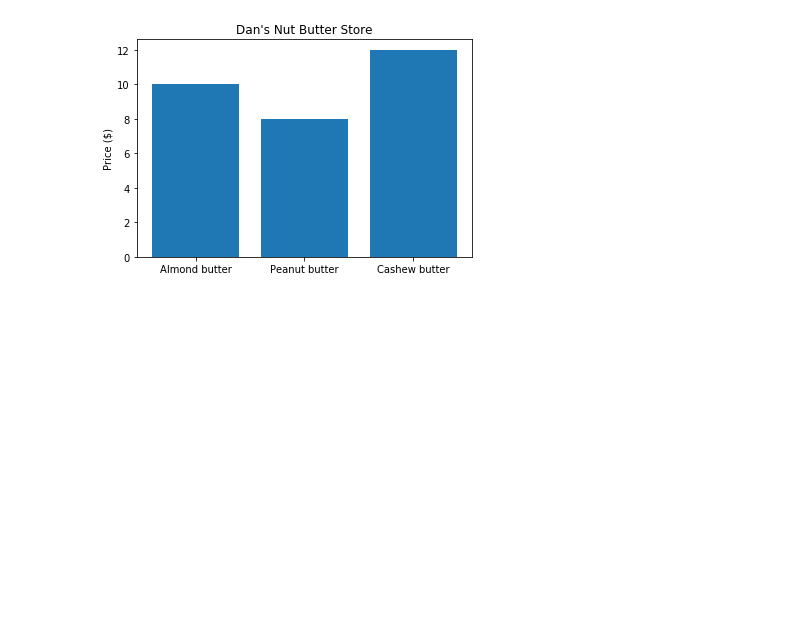
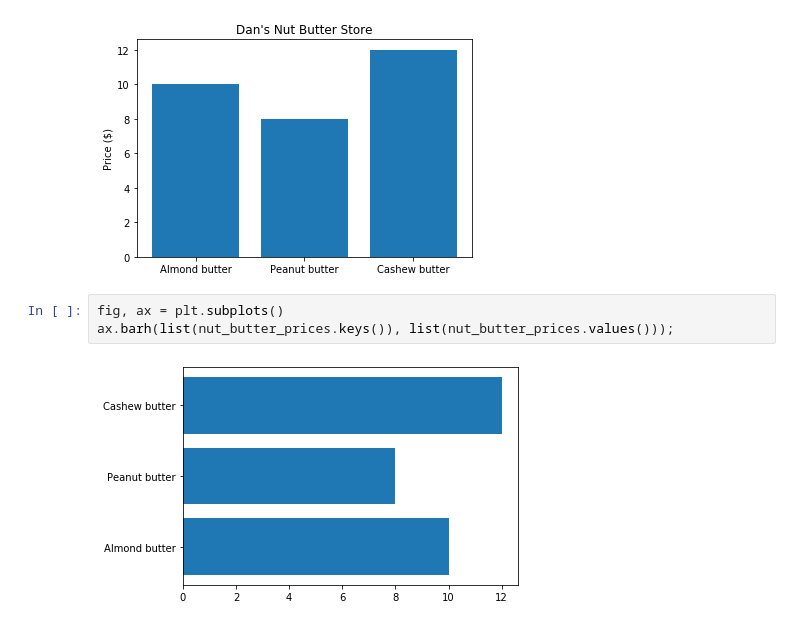
Before and after one commit to negreteo/conda_sample_project, a Jupyter notebook: introduction-to-matplotlib.ipynb, the cells around one changed output. Cells and saved outputs as stored; diff of their text form; blank space fills up the shorter version.

```diff
--- a/introduction-to-matplotlib.ipynb
+++ b/introduction-to-matplotlib.ipynb
@@ -119,3 +119,8 @@ ax.bar(nut_butter_prices.keys(), nut_butter_prices.values())
 ax.set(title="Dan's Nut Butter Store", ylabel="Price ($)");
 # %% [output]
 [figure]
+# %%
+fig, ax = plt.subplots()
+ax.barh(list(nut_butter_prices.keys()), list(nut_butter_prices.values()));
+# %% [output]
+[figure, added]
```
Also changed, not shown: parts of 4 cells of this notebook.
